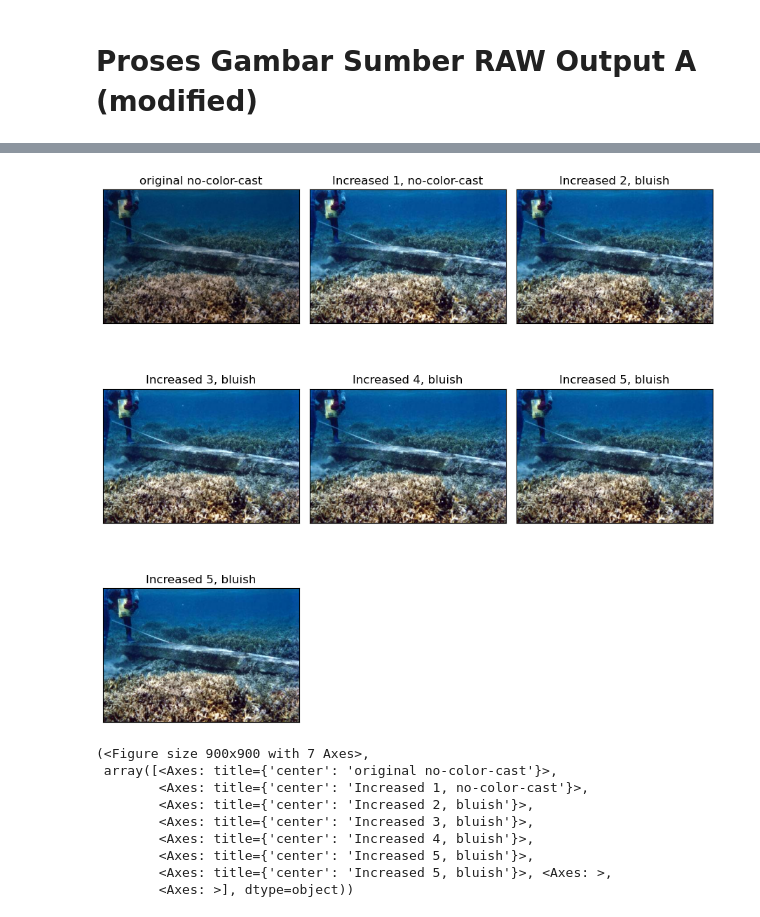
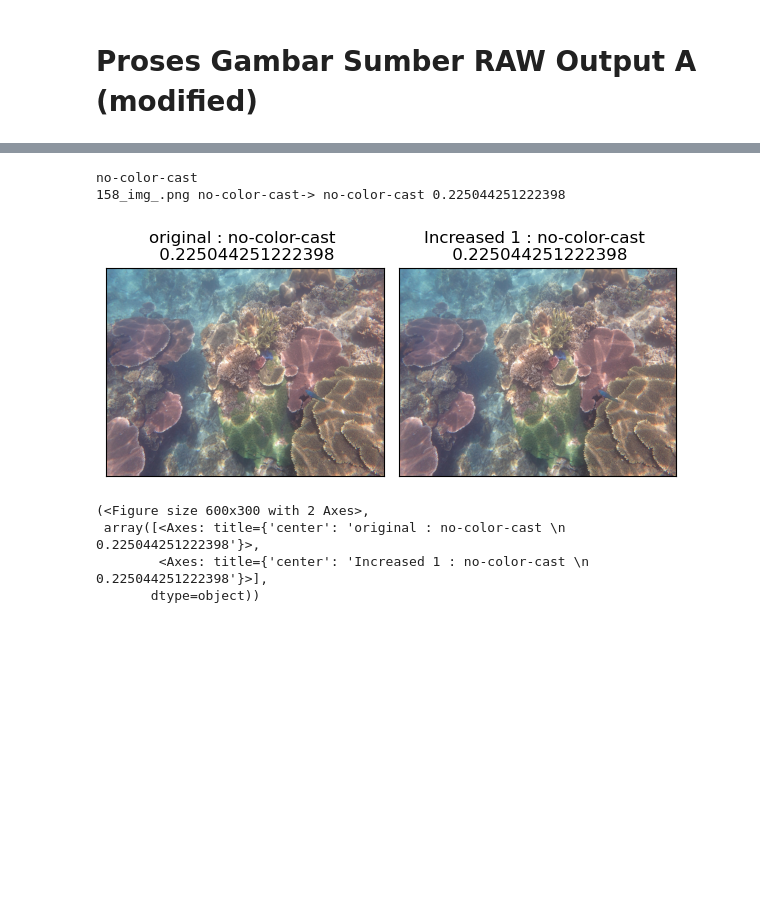
Before and after one commit to mirzayogy/2024_haofeng_hu, a Jupyter notebook: main_d_modified_a.ipynb, the cells around one changed output, grey strips where cells are left out. Saved outputs shown, nothing was run; the diff lists cells and outputs as text; code cells hidden in the pictures; blank space fills up the shorter version.

```diff
--- a/main_d_modified_a.ipynb
+++ b/main_d_modified_a.ipynb
@@ -3,78 +93,44 @@
 # %%
-import cv2
 import matplotlib.pyplot as plt
-from lib.D_acc_modified import get_ccf, get_ccf_wrapper, get_color_corrected_increased_dynamic_range
+from lib.D_acc_modified import get_ccf, get_ccf_wrapper, get_color_corrected_increased_dynamic_range, get_color_corrected
 
 import importlib
-import lib
+import lib.show
+import lib.export
 importlib.reload(lib.show)
 importlib.reload(lib.export)
 from lib.show import show_image_group_auto_numpy, show_image_matplotlib
 from lib.export import ekspor_png
 
 photos = []
 titles = []
+prt = ""
 
 pathfile = "../UIEB/raw-890/"
 # pathfile = "../UIEB/results/2024_haofeng_hu_just_a/"
-filename = "106_img_.png"
+filename = "158_img_.png"
 fpath = pathfile + filename
 img = cv2.imread(fpath)
 metrics = get_ccf(img, cie=True, device="cuda")
-
 photos.append(img)
-titles.append("original " + metrics['cast'])
+titles.append("original : " + metrics['cast'] + " \n " + str(metrics['CCF']))
+prt = prt + filename + " " + metrics['cast'] + "-> "
 
 im_increased, cast = get_color_corrected_increased_dynamic_range(fpath, device="cuda")
+ekspor_png(im_increased, "temp/","temp1.png")
+imt_temp1 = cv2.imread("temp/temp1.png")
+metrics = get_ccf(imt_temp1, cie=True, device="cuda")
+photos.append(im_increased)
+titles.append("Increased 1 : " + metrics['cast'] + " \n " + str(metrics['CCF']))
+prt = prt + metrics['cast'] + " " + str(metrics["CCF"])
 
-photos.append(im_increased)
-titles.append("Increased 1, " + cast)
-ekspor_png(im_increased, "temp/","temp1.png")
-
-im_increased, cast = get_color_corrected_increased_dynamic_range("temp/temp1.png", device="cuda")
-metrics = get_ccf(im_increased, cie=True, device="cuda")
-
-photos.append(im_increased)
-titles.append("Increased 2, " + metrics['cast'])
-ekspor_png(im_increased, "temp/","temp2.png")
-
-im_increased, cast = get_color_corrected_increased_dynamic_range("temp/temp2.png", device="cuda")
-metrics = get_ccf(im_increased, cie=True, device="cuda")
-
-photos.append(im_increased)
-titles.append("Increased 3, " + metrics['cast'])
-ekspor_png(im_increased, "temp/","temp3.png")
-
-im_increased, cast = get_color_corrected_increased_dynamic_range("temp/temp3.png", device="cuda")
-metrics = get_ccf(im_increased, cie=True, device="cuda")
-
-photos.append(im_increased)
-titles.append("Increased 4, " + metrics['cast'])
-ekspor_png(im_increased, "temp/","temp4.png")
-
-im_increased, cast = get_color_corrected_increased_dynamic_range("temp/temp4.png", device="cuda")
-metrics = get_ccf(im_increased, cie=True, device="cuda")
-
-photos.append(im_increased)
-titles.append("Increased 5, " + metrics['cast'])
-ekspor_png(im_increased, "temp/","temp5.png")
-
-im_increased, cast = get_color_corrected_increased_dynamic_range("temp/temp5.png", device="cuda")
-metrics = get_ccf(im_increased, cie=True, device="cuda")
-
-photos.append(im_increased)
-titles.append("Increased 5, " + metrics['cast'])
-ekspor_png(im_increased, "temp/","temp6.png")
-
+print(prt)
 show_image_group_auto_numpy(photos,titles)
 # %% [output]
+no-color-cast
+158_img_.png no-color-cast-> no-color-cast 0.225044251222398
-[figure, old version]
+[figure, new version]
-(<Figure size 900x900 with 7 Axes>,
- array([<Axes: title={'center': 'original no-color-cast'}>,
-        <Axes: title={'center': 'Increased 1, no-color-cast'}>,
-        <Axes: title={'center': 'Increased 2, bluish'}>,
-        <Axes: title={'center': 'Increased 3, bluish'}>,
-        <Axes: title={'center': 'Increased 4, bluish'}>,
-        <Axes: title={'center': 'Increased 5, bluish'}>,
-        <Axes: title={'center': 'Increased 5, bluish'}>, <Axes: >,
-        <Axes: >], dtype=object))
+(<Figure size 600x300 with 2 Axes>,
+ array([<Axes: title={'center': 'original : no-color-cast \n 0.225044251222398'}>,
+        <Axes: title={'center': 'Increased 1 : no-color-cast \n 0.225044251222398'}>],
+       dtype=object))
```
Also changed, not shown: parts of 8 cells of this notebook, 26 other files.
